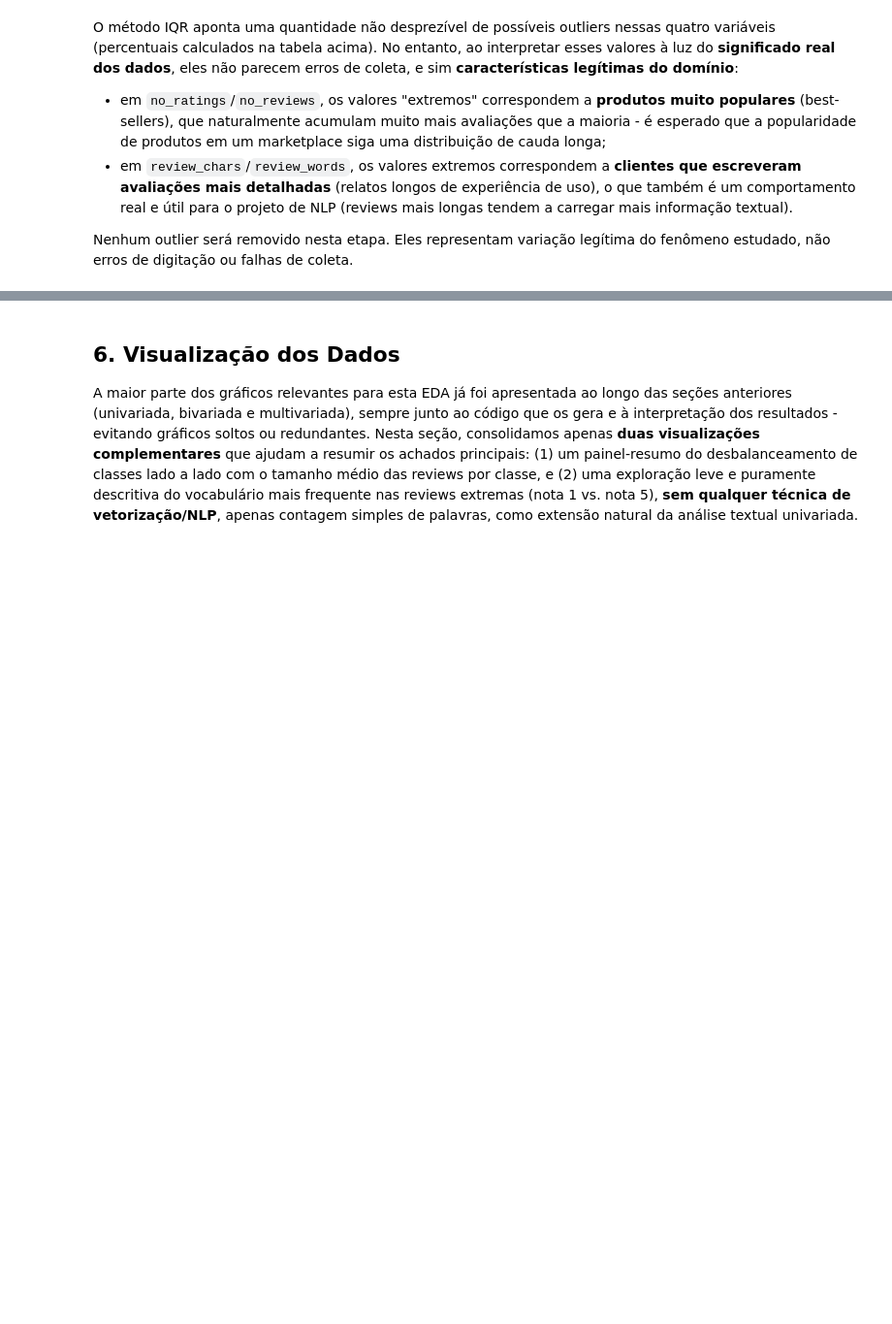
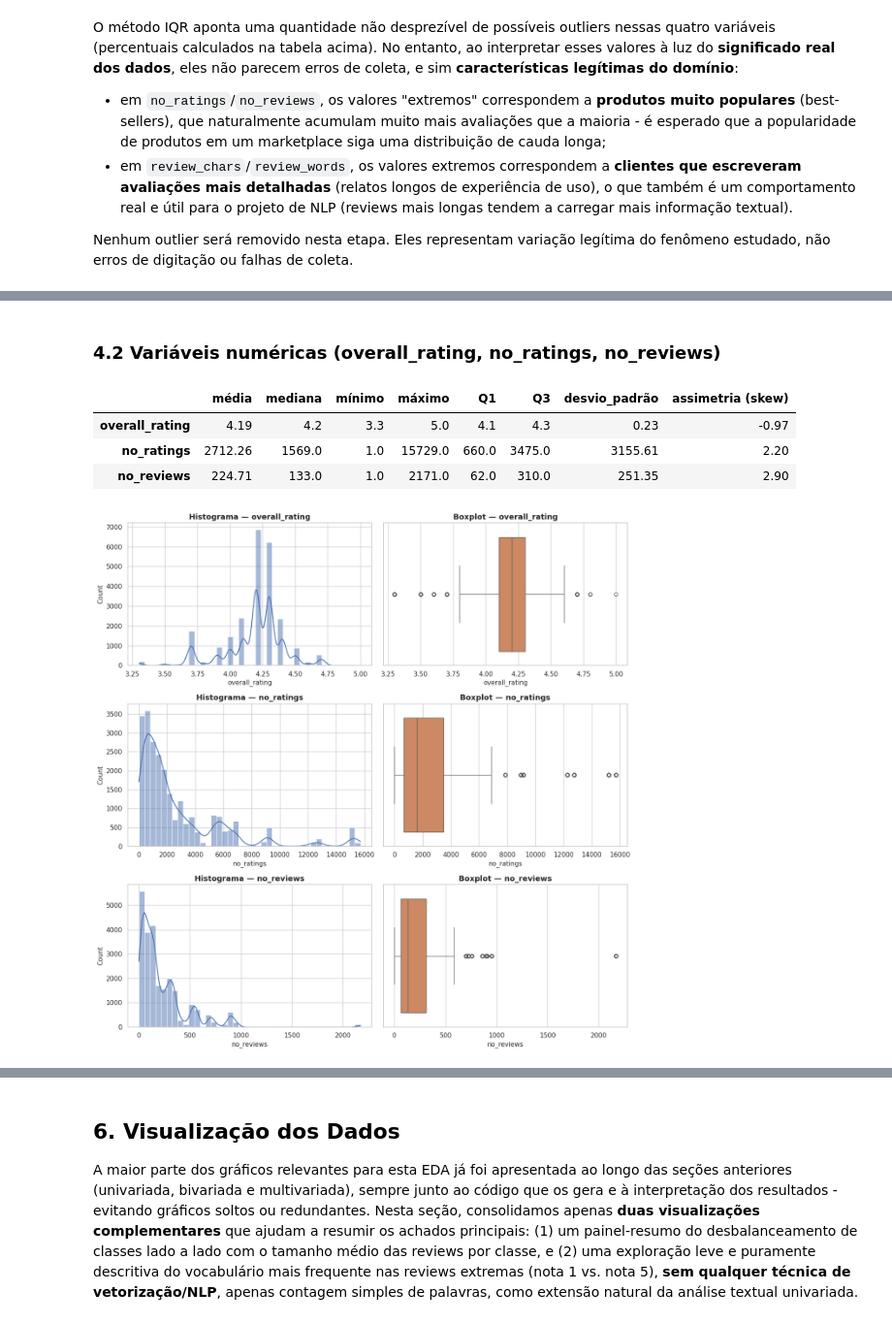
Before and after one commit to Saikonfate/TDE1-IA, a Jupyter notebook: EDA_Análise_de_Revisões_de_Compras.ipynb, the cells around one changed output, grey strips where cells are left out. Shown at 97% size. Drawn from its saved outputs; the diff is of its cells as text; code cells hidden in the pictures; blank space fills up the shorter version.

Commit message:
Análise univariada

```diff
--- a/EDA_Análise_de_Revisões_de_Compras.ipynb
+++ b/EDA_Análise_de_Revisões_de_Compras.ipynb
@@ -672,0 +751,40 @@ fenômeno estudado, não erros de digitação ou falhas de coleta.
+# %% [markdown]
+### 4.2 Variáveis numéricas (overall_rating, no_ratings, no_reviews)
+# %%
+variaveis_numericas_univariada = ["overall_rating", "no_ratings", "no_reviews"]
+
+resumo_univariado_num = pd.DataFrame({
+    col: {
+        "média": df[col].mean(),
+        "mediana": df[col].median(),
+        "mínimo": df[col].min(),
+        "máximo": df[col].max(),
+        "Q1": df[col].quantile(0.25),
+        "Q3": df[col].quantile(0.75),
+        "desvio_padrão": df[col].std(),
+        "assimetria (skew)": df[col].skew(),
+    }
+    for col in variaveis_numericas_univariada
+}).T
+
+resumo_univariado_num.round(2)
+# %% [output]
+|  | média | mediana | mínimo | máximo | Q1 | Q3 | desvio_padrão | assimetria (skew) |
+| overall_rating | 4.19 | 4.2 | 3.3 | 5.0 | 4.1 | 4.3 | 0.23 | -0.97 |
+| no_ratings | 2712.26 | 1569.0 | 1.0 | 15729.0 | 660.0 | 3475.0 | 3155.61 | 2.20 |
+| no_reviews | 224.71 | 133.0 | 1.0 | 2171.0 | 62.0 | 310.0 | 251.35 | 2.90 |
+# %%
+fig, axes = plt.subplots(3, 2, figsize=(13, 13))
+for i, col in enumerate(variaveis_numericas_univariada):
+    sns.histplot(df[col], bins=40, kde=True, ax=axes[i, 0], color="#4C72B0")
+    axes[i, 0].set_title(f"Histograma — {col}")
+    axes[i, 0].set_xlabel(col)
+
+    sns.boxplot(x=df[col], ax=axes[i, 1], color="#DD8452")
+    axes[i, 1].set_title(f"Boxplot — {col}")
+    axes[i, 1].set_xlabel(col)
+
+plt.tight_layout()
+plt.show()
+# %% [output]
+[figure, added]
```
Also changed, not shown: parts of 16 cells of this notebook.
